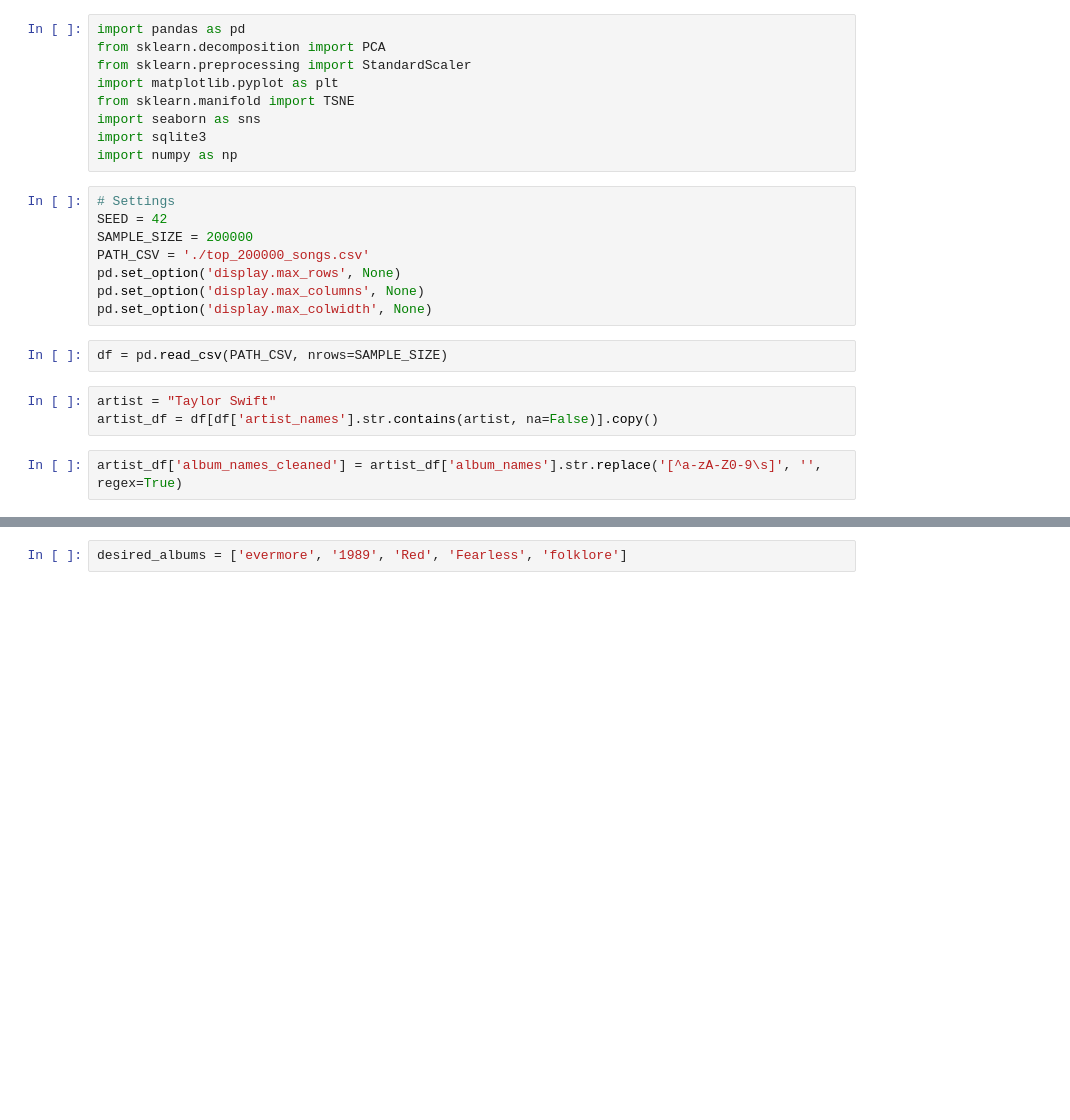
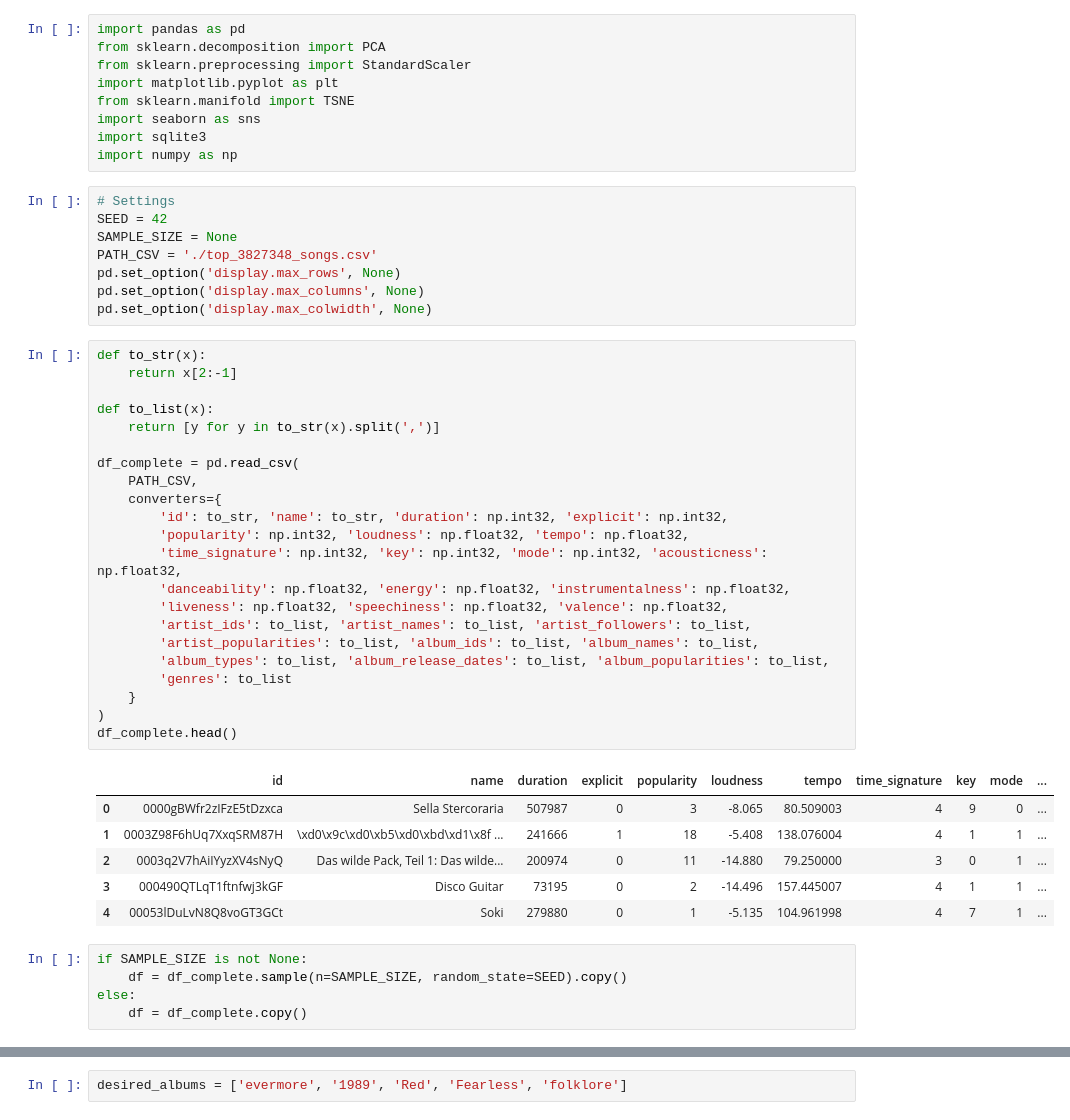
Before and after one commit to octoclonius/Data-Science-Project, a Jupyter notebook: artist_visualization.ipynb, the cells around one changed output, grey strips where cells are left out. Saved outputs shown, nothing was run; the diff lists cells and outputs as text; blank space fills up the shorter version.

```diff
--- a/artist_visualization.ipynb
+++ b/artist_visualization.ipynb
@@ -10,15 +10,42 @@ import numpy as np
 # %%
 # Settings
 SEED = 42
-SAMPLE_SIZE = 200000
-PATH_CSV = './top_200000_songs.csv'
+SAMPLE_SIZE = None
+PATH_CSV = './top_3827348_songs.csv'
 pd.set_option('display.max_rows', None)
 pd.set_option('display.max_columns', None)
 pd.set_option('display.max_colwidth', None)
 # %%
-df = pd.read_csv(PATH_CSV, nrows=SAMPLE_SIZE)
+def to_str(x):
+    return x[2:-1]
+
+def to_list(x):
+    return [y for y in to_str(x).split(',')]
+
+df_complete = pd.read_csv(
+    PATH_CSV,
+    converters={
+        'id': to_str, 'name': to_str, 'duration': np.int32, 'explicit': np.int32,
+        'popularity': np.int32, 'loudness': np.float32, 'tempo': np.float32,
+        'time_signature': np.int32, 'key': np.int32, 'mode': np.int32, 'acousticness': np.float32,
+        'danceability': np.float32, 'energy': np.float32, 'instrumentalness': np.float32,
+        'liveness': np.float32, 'speechiness': np.float32, 'valence': np.float32,
+        'artist_ids': to_list, 'artist_names': to_list, 'artist_followers': to_list,
+        'artist_popularities': to_list, 'album_ids': to_list, 'album_names': to_list,
+        'album_types': to_list, 'album_release_dates': to_list, 'album_popularities': to_list,
+        'genres': to_list
+    }
+)
+df_complete.head()
+# %% [output]
+|  | id | name | duration | explicit | popularity | loudness | tempo | time_signature | key | mode | ... |
+| 0 | 0000gBWfr2zIFzE5tDzxca | Sella Stercoraria | 507987 | 0 | 3 | -8.065 | 80.509003 | 4 | 9 | 0 | ... |
+| 1 | 0003Z98F6hUq7XxqSRM87H | \xd0\x9c\xd0\xb5\xd0\xbd\xd1\x8f ... | 241666 | 1 | 18 | -5.408 | 138.076004 | 4 | 1 | 1 | ... |
+| 2 | 0003q2V7hAiIYyzXV4sNyQ | Das wilde Pack, Teil 1: Das wilde... | 200974 | 0 | 11 | -14.880 | 79.250000 | 3 | 0 | 1 | ... |
+| 3 | 000490QTLqT1ftnfwj3kGF | Disco Guitar | 73195 | 0 | 2 | -14.496 | 157.445007 | 4 | 1 | 1 | ... |
+| 4 | 00053lDuLvN8Q8voGT3GCt | Soki | 279880 | 0 | 1 | -5.135 | 104.961998 | 4 | 7 | 1 | ... |
-# %%
-artist = "Taylor Swift"
-artist_df = df[df['artist_names'].str.contains(artist, na=False)].copy()
-# %%
-artist_df['album_names_cleaned'] = artist_df['album_names'].str.replace('[^a-zA-Z0-9\s]', '', regex=True)
+# %%
+if SAMPLE_SIZE is not None:
+    df = df_complete.sample(n=SAMPLE_SIZE, random_state=SEED).copy()
+else:
+    df = df_complete.copy()
```
Also changed, not shown: parts of 5 cells of this notebook, 5 other files.
